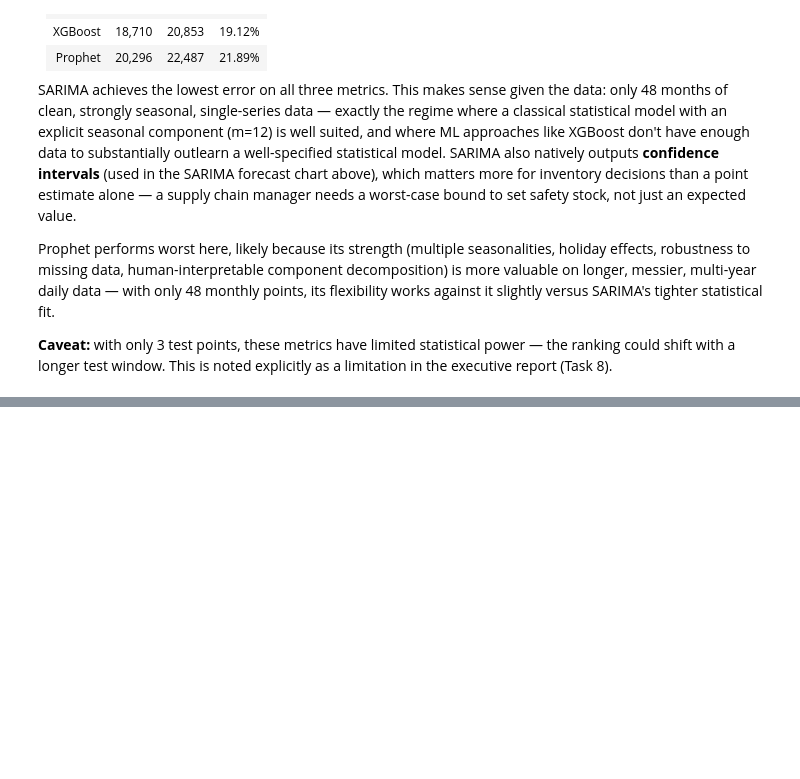
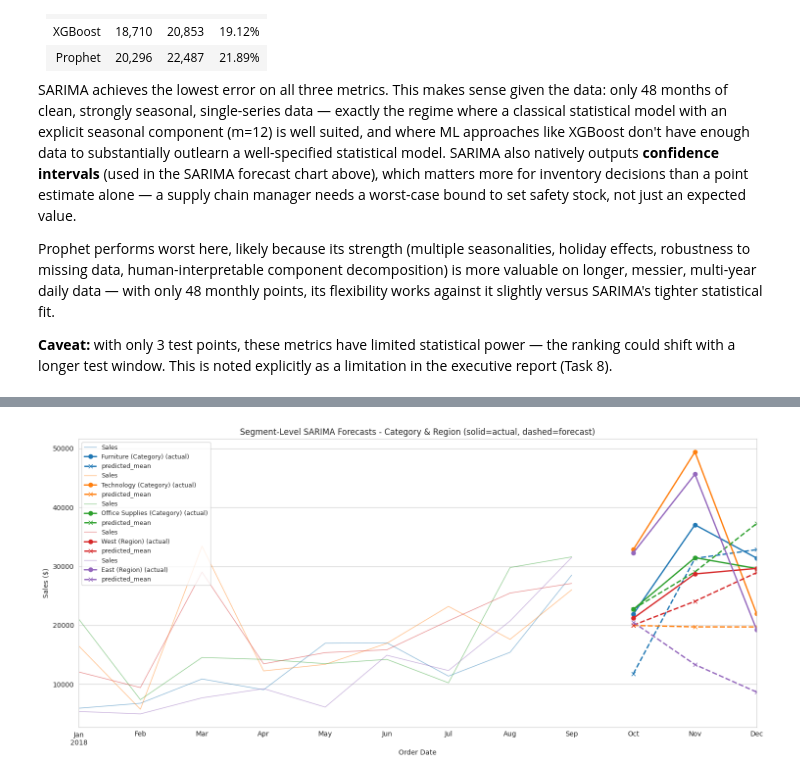
Before and after one commit to krtechie/sales-forecasting, a Jupyter notebook: analysis.ipynb, the cells around one changed output, grey strips where cells are left out. Saved outputs shown, nothing was run; the diff lists cells and outputs as text; code cells hidden in the pictures; blank space fills up the shorter version.

Commit message:
Task 4: Segment-level SARIMA forecasting (Category & Region) with numerical stability fallback

```diff
--- a/analysis.ipynb
+++ b/analysis.ipynb
@@ -812,0 +820,20 @@ executive report (Task 8).
+# %%
+# Build a monthly time series for one segment at a time (e.g. Category == 'Furniture').
+# Returns a Series indexed by month-start date, matching the format used in Tasks 2-3.
+def get_segment_monthly_series(column, value):
+    subset = df[df[column] == value]
+    return subset.set_index('Order Date').resample('MS')['Sales'].sum()
+
+segments = {
+    'Furniture (Category)': ('Category', 'Furniture'),
+    'Technology (Category)': ('Category', 'Technology'),
+    'Office Supplies (Category)': ('Category', 'Office Supplies'),
+    'West (Region)': ('Region', 'West'),
+    'East (Region)': ('Region', 'East'),
+}
+
+segment_series = {name: get_segment_monthly_series(col, val) for name, (col, val) in segments.items()}
+
+# Quick sanity check - confirm each segment has full 48-month coverage with no gaps
+for name, s in segment_series.items():
+    print(f"{name}: {len(s)} months, range ${s.min():,.0f} - ${s.max():,.0f}")
@@ -812,0 +946,20 @@ executive report (Task 8).
+# %%
+# Plot all 5 segment forecasts together on one comparison chart, as required
+fig, ax = plt.subplots(figsize=(15, 7))
+colors = plt.cm.tab10.colors
+
+for i, (name, res) in enumerate(segment_results.items()):
+    full_series = segment_series[name]
+    # show last 12 months of actual history for context, then the forecast
+    full_series.iloc[-12:-3].plot(ax=ax, color=colors[i], alpha=0.5, linewidth=1)
+    res['test_actual'].plot(ax=ax, color=colors[i], marker='o', linewidth=2, label=f'{name} (actual)')
+    res['forecast'].plot(ax=ax, color=colors[i], marker='x', linestyle='--', linewidth=2)
+
+ax.set_title('Segment-Level SARIMA Forecasts - Category & Region (solid=actual, dashed=forecast)')
+ax.set_ylabel('Sales ($)')
+ax.legend(loc='upper left', fontsize=9)
+plt.tight_layout()
+plt.savefig('charts/segment_forecasts.png', dpi=120)
+plt.show()
+# %% [output]
+[figure, added]
```
Also changed, not shown: parts of 8 cells of this notebook, 3 other files.
